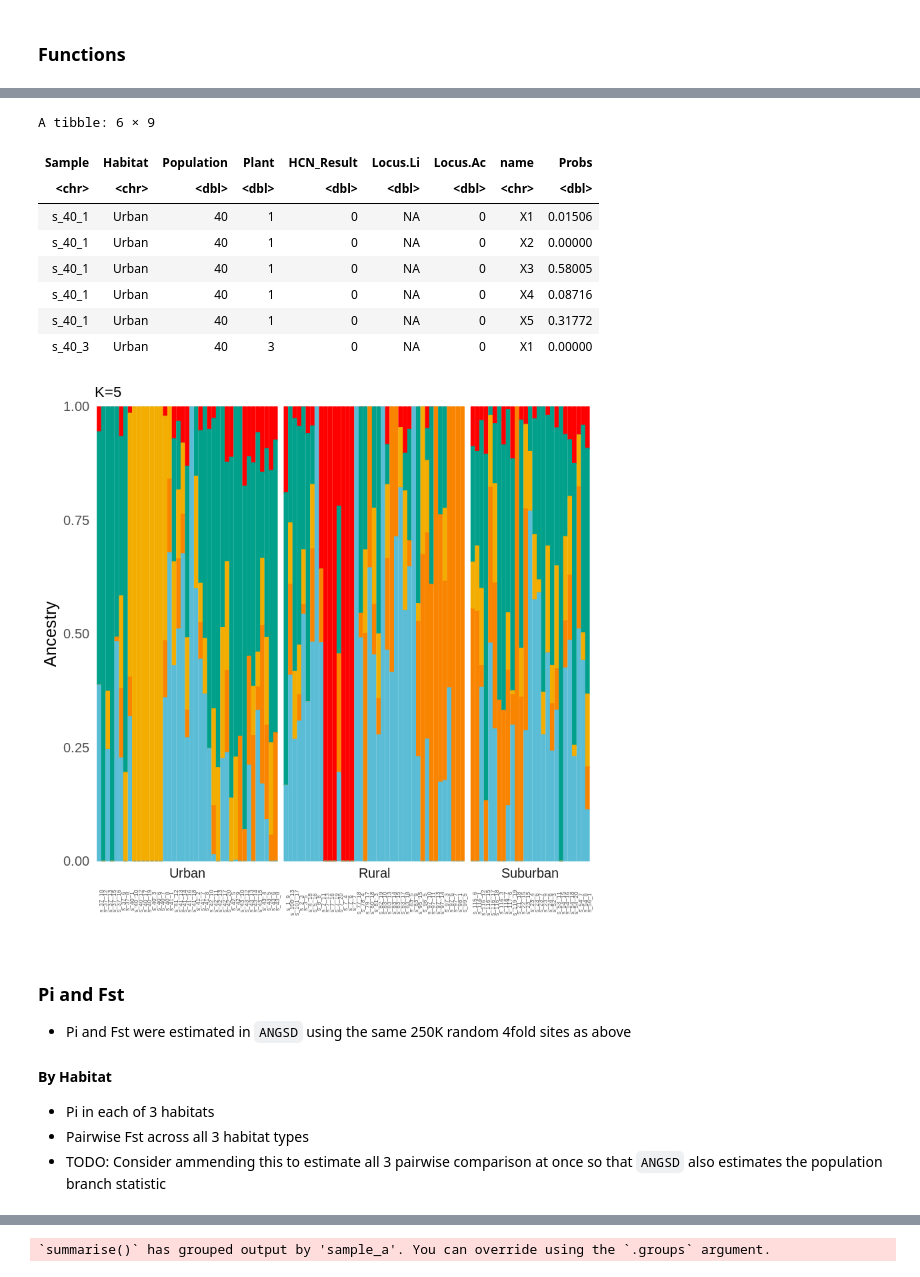
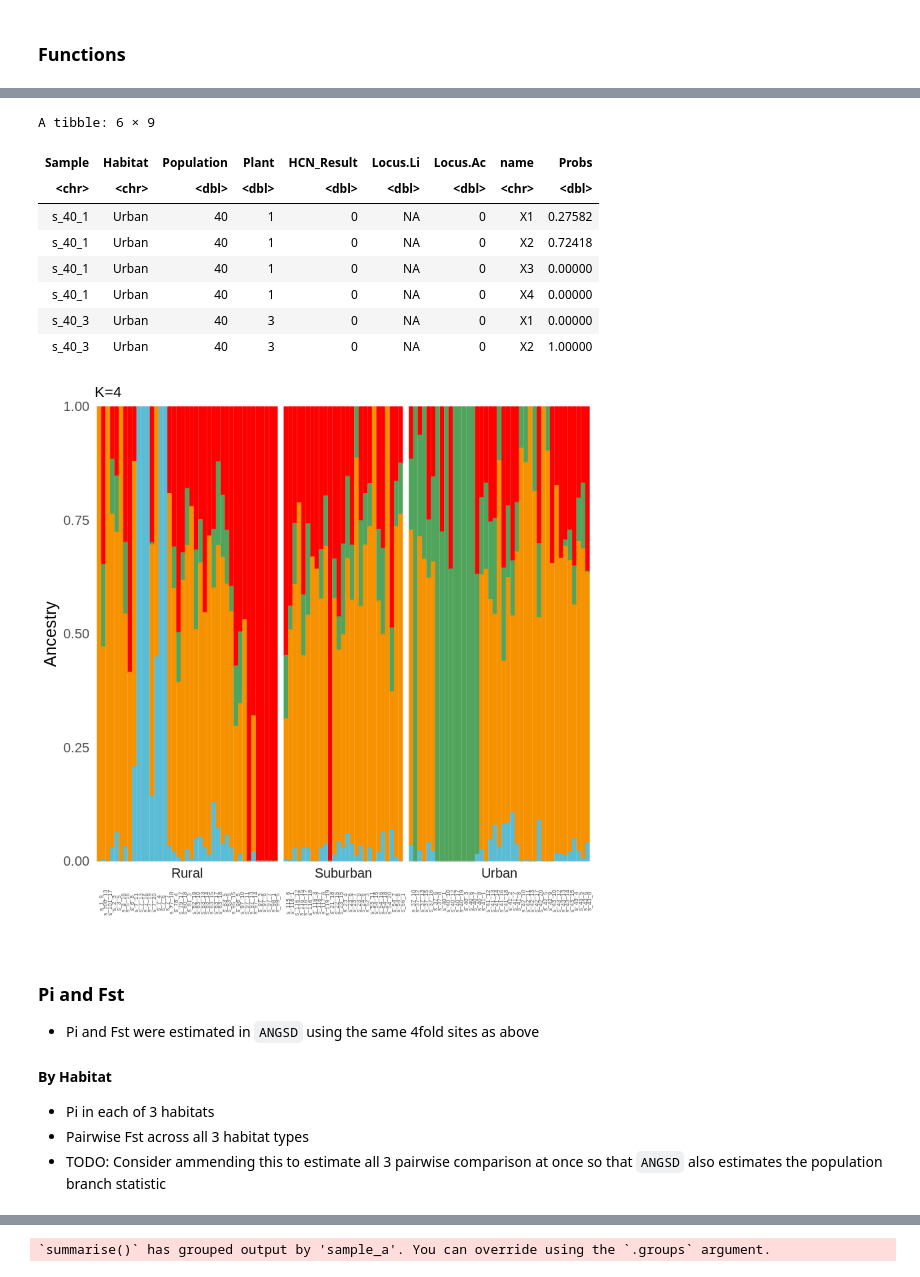
Before and after one commit to James-S-Santangelo/toronto_gwsd, a Jupyter notebook: notebooks/population_structure.r.ipynb, the cells around one changed output, grey strips where cells are left out. Drawn from its saved outputs; the diff is of its cells as text; code cells hidden in the pictures.

```diff
--- a/notebooks/population_structure.r.ipynb
+++ b/notebooks/population_structure.r.ipynb
@@ -217,48 +269,49 @@ A data.frame: 1 × 2
 # %%
-admix_results <- paste0(results_prefix, 'population_structure/ngsadmix/K5/ngsadmix_4fold_maf0.05_K5_seed4.qopt')
+# Load admixture results for seed with lowest log likelihood
+admix_results <- paste0(results_prefix, 'population_structure/ngsadmix/K4/ngsadmix_4fold_maf0.05_K4_seed6.qopt')
 admix <- suppressMessages(read_delim(admix_results, col_names = FALSE, delim = " ")) %>%
-    dplyr::select(-X6) %>%
+    dplyr::select(-X5) %>%
     bind_cols(., samples) %>%
-    pivot_longer(X1:X5, values_to = 'Probs') %>%
+    pivot_longer(X1:X4, values_to = 'Probs') %>%
     mutate(Probs = round(Probs, 5))
 head(admix)
 # %% [output]
 A tibble: 6 × 9
 | Sample | Habitat | Population | Plant | HCN_Result | Locus.Li | Locus.Ac | name | Probs |
 | <chr> | <chr> | <dbl> | <dbl> | <dbl> | <dbl> | <dbl> | <chr> | <dbl> |
-| s_40_1 | Urban | 40 | 1 | 0 | NA | 0 | X1 | 0.01506 |
-| s_40_1 | Urban | 40 | 1 | 0 | NA | 0 | X2 | 0.00000 |
-| s_40_1 | Urban | 40 | 1 | 0 | NA | 0 | X3 | 0.58005 |
-| s_40_1 | Urban | 40 | 1 | 0 | NA | 0 | X4 | 0.08716 |
-| s_40_1 | Urban | 40 | 1 | 0 | NA | 0 | X5 | 0.31772 |
+| s_40_1 | Urban | 40 | 1 | 0 | NA | 0 | X1 | 0.27582 |
+| s_40_1 | Urban | 40 | 1 | 0 | NA | 0 | X2 | 0.72418 |
+| s_40_1 | Urban | 40 | 1 | 0 | NA | 0 | X3 | 0.00000 |
+| s_40_1 | Urban | 40 | 1 | 0 | NA | 0 | X4 | 0.00000 |
 | s_40_3 | Urban | 40 | 3 | 0 | NA | 0 | X1 | 0.00000 |
+| s_40_3 | Urban | 40 | 3 | 0 | NA | 0 | X2 | 1.00000 |
 # %%
-cols_admix <- wes_palette("Darjeeling1", n = 5, type = 'continuous')
+cols_admix <- wes_palette("Darjeeling1", n = 4, type = 'continuous')
 admix_plot <-
   ggplot(admix, aes(factor(Sample), Probs, fill = factor(name), color = factor(name))) +
   geom_col(width=0.75) +
-  facet_grid(~fct_inorder(Habitat), switch = "x", scales = "free", space = "free") +
-  theme_minimal() + labs(x = "", title = "K=5", y = "Ancestry") +
+  facet_grid(~fct_relevel(Habitat,'Rural', 'Suburban', 'Urban'), switch = "x", scales = "free", space = "free") +
+  theme_minimal() + labs(x = "", title = "K=4", y = "Ancestry") +
   scale_y_continuous(expand = c(0, 0)) +
   scale_x_discrete(expand = expansion(add = 1)) +
   scale_fill_manual(values = cols_admix) +
   scale_color_manual(values = cols_admix) +
   theme(
     legend.position = 'none',
     panel.spacing.x = unit(0.1, "lines"),
     axis.text.x = element_text(size=5, angle = 90),
     panel.grid = element_blank(),
     axis.text = element_text(size=12),
     axis.title = element_text(size=15),
     strip.text.x = element_text(size = 12)
   )
 admix_plot
 # %% [output]
-[figure, old version]
+[figure, new version]
 # %% [markdown]
 ### Pi and Fst
 
-- Pi and Fst were estimated in `ANGSD` using the same 250K random 4fold sites as above
+- Pi and Fst were estimated in `ANGSD` using the same 4fold sites as above
 
 #### By Habitat
 
```
Also changed, not shown: parts of 24 cells of this notebook, 1 other file.
